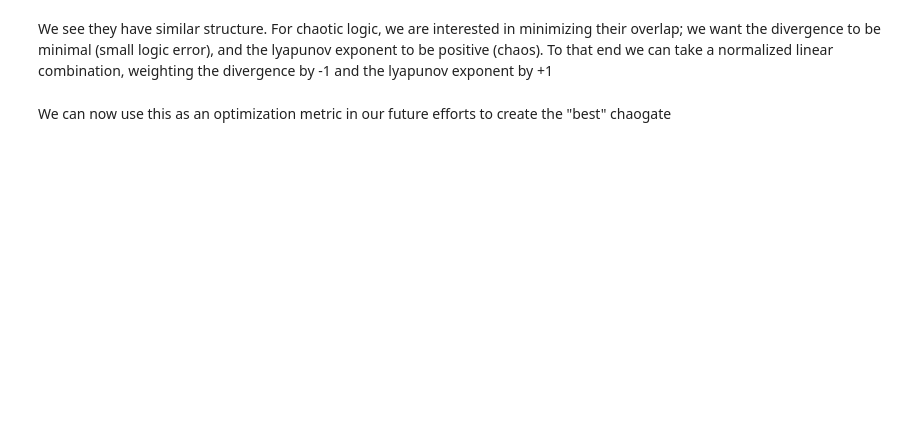
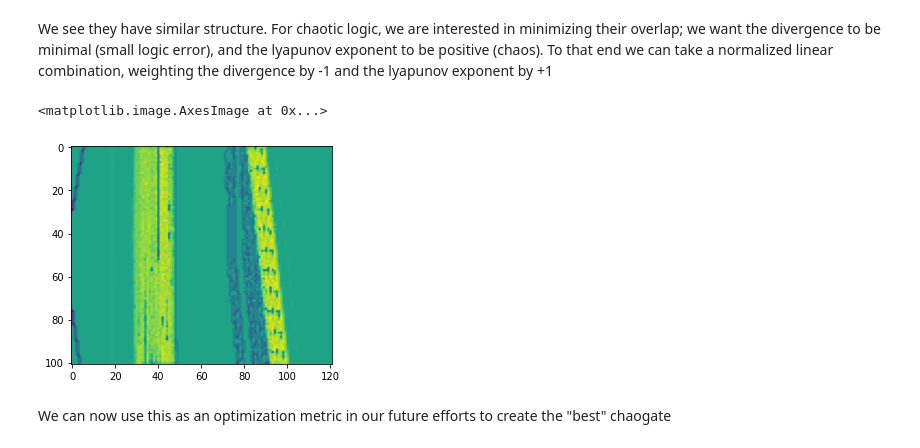
Before and after one commit to Noeloikeau/chaogate, a Jupyter notebook: 00_core.ipynb, the cells around one changed output. Drawn from its saved outputs; the diff is of its cells as text; code cells hidden in the pictures; blank space fills up the shorter version.

```diff
--- a/00_core.ipynb
+++ b/00_core.ipynb
@@ -846,9 +872,12 @@ We see they have similar structure. For chaotic logic, we are interested in mini
 # %%
 normalized_lyapunov = (ds.lyapunov.data>0)*ds.lyapunov.data/np.max(ds.lyapunov.data)
 normalized_divergence = div/np.max(div)
 optimizer = normalized_lyapunov - normalized_divergence
-plt.matshow(optimizer)
+plt.imshow(optimizer)
 #plt.colorbar()
+# %% [output]
+<matplotlib.image.AxesImage at 0x...>
+[figure, added]
 # %% [markdown]
 We can now use this as an optimization metric in our future efforts to create the "best" chaogate
 # %%
```
Also changed, not shown: parts of 8 cells of this notebook, 1 other file.
